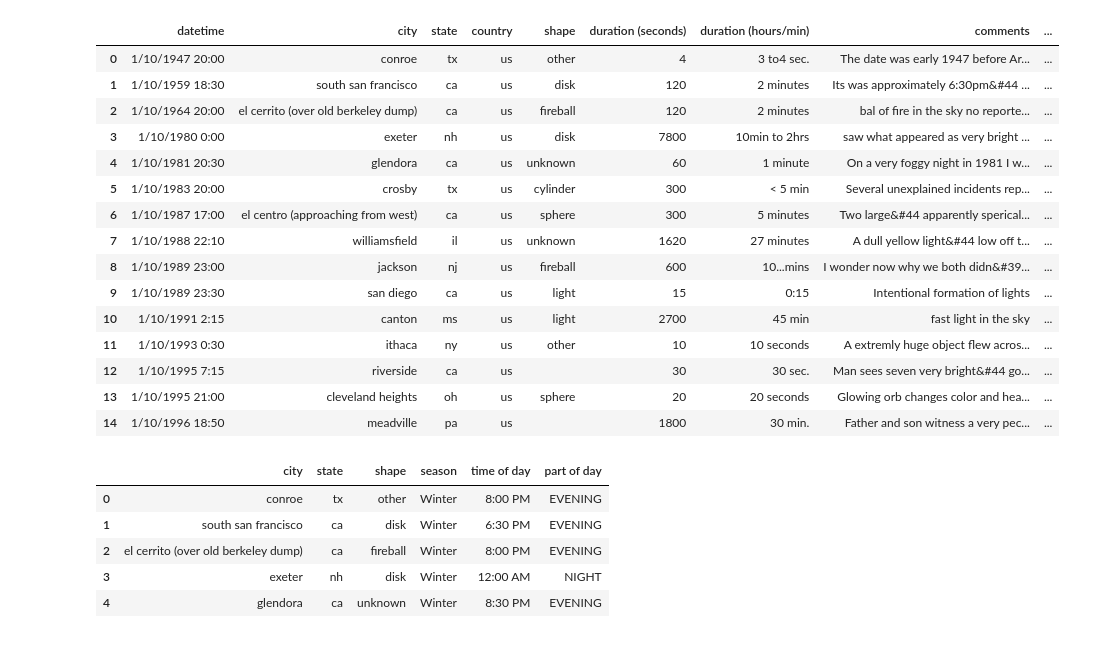
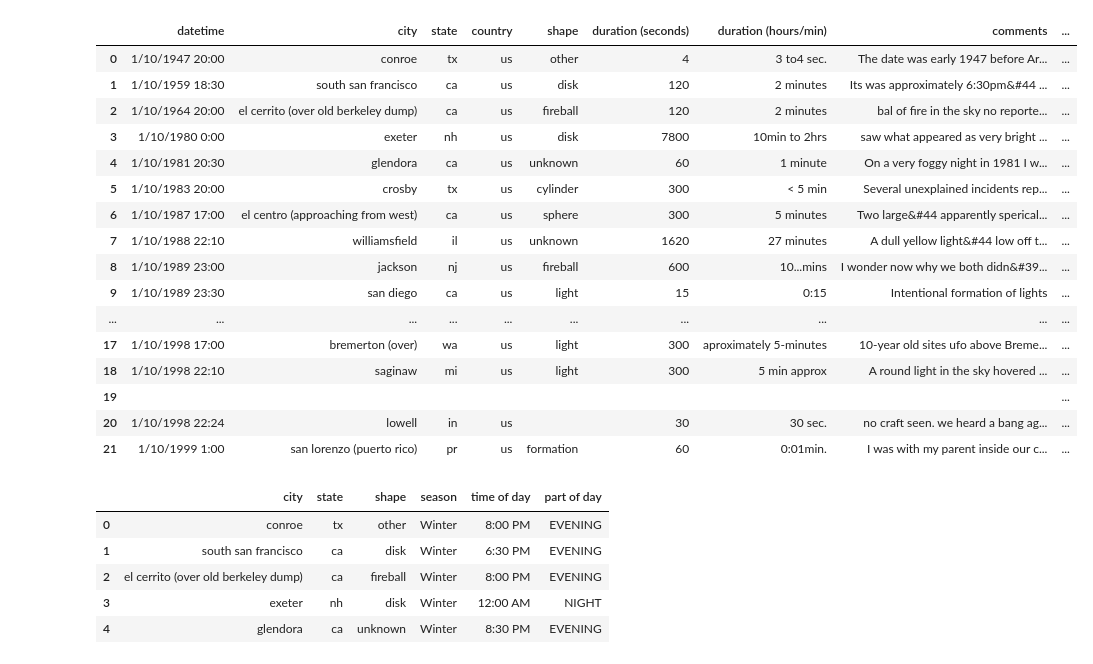
Before and after one commit to lucyhohler/Final-Project---Data-Analytics, a Jupyter notebook: KNN_Model_Working.ipynb, the cells around one changed output. Cells and saved outputs as stored; diff of their text form; code cells hidden in the pictures.

```diff
--- a/KNN_Model_Working.ipynb
+++ b/KNN_Model_Working.ipynb
@@ -8,25 +8,26 @@ import pickle
 # %%
 #df = pd.read_csv(os.path.join(".", "Resources", "ufo-sightings.csv"))
 url = 'https://raw.githubusercontent.com/lucyhohler/Final-Project---Data-Analytics/master/Resources/ufo-sightings.csv'
 df = pd.read_csv(url, sep=",", na_filter=False)
-df.head(15)
+df.head(22)
 # %% [output]
 |  | datetime | city | state | country | shape | duration (seconds) | duration (hours/min) | comments | ... |
 | 0 | 1/10/1947 20:00 | conroe | tx | us | other | 4 | 3 to4 sec. | The date was early 1947 before Ar... | ... |
 | 1 | 1/10/1959 18:30 | south san francisco | ca | us | disk | 120 | 2 minutes | Its was approximately 6:30pm&#44 ... | ... |
 | 2 | 1/10/1964 20:00 | el cerrito (over old berkeley dump) | ca | us | fireball | 120 | 2 minutes | bal of fire in the sky no reporte... | ... |
 | 3 | 1/10/1980 0:00 | exeter | nh | us | disk | 7800 | 10min to 2hrs | saw what appeared as very bright ... | ... |
 | 4 | 1/10/1981 20:30 | glendora | ca | us | unknown | 60 | 1 minute | On a very foggy night in 1981 I w... | ... |
 | 5 | 1/10/1983 20:00 | crosby | tx | us | cylinder | 300 | < 5 min | Several unexplained incidents rep... | ... |
 | 6 | 1/10/1987 17:00 | el centro (approaching from west) | ca | us | sphere | 300 | 5 minutes | Two large&#44 apparently sperical... | ... |
 | 7 | 1/10/1988 22:10 | williamsfield | il | us | unknown | 1620 | 27 minutes | A dull yellow light&#44 low off t... | ... |
 | 8 | 1/10/1989 23:00 | jackson | nj | us | fireball | 600 | 10...mins | I wonder now why we both didn&#39... | ... |
 | 9 | 1/10/1989 23:30 | san diego | ca | us | light | 15 | 0:15 | Intentional formation of lights | ... |
-| 10 | 1/10/1991 2:15 | canton | ms | us | light | 2700 | 45 min | fast light in the sky | ... |
-| 11 | 1/10/1993 0:30 | ithaca | ny | us | other | 10 | 10 seconds | A extremly huge object flew acros... | ... |
-| 12 | 1/10/1995 7:15 | riverside | ca | us |  | 30 | 30 sec. | Man sees seven very bright&#44 go... | ... |
-| 13 | 1/10/1995 21:00 | cleveland heights | oh | us | sphere | 20 | 20 seconds | Glowing orb changes color and hea... | ... |
-| 14 | 1/10/1996 18:50 | meadville | pa | us |  | 1800 | 30 min. | Father and son witness a very pec... | ... |
+| ... | ... | ... | ... | ... | ... | ... | ... | ... | ... |
+| 17 | 1/10/1998 17:00 | bremerton (over) | wa | us | light | 300 | aproximately 5-minutes | 10-year old sites ufo above Breme... | ... |
+| 18 | 1/10/1998 22:10 | saginaw | mi | us | light | 300 | 5 min approx | A round light in the sky hovered ... | ... |
+| 19 |  |  |  |  |  |  |  |  | ... |
+| 20 | 1/10/1998 22:24 | lowell | in | us |  | 30 | 30 sec. | no craft seen. we heard a bang ag... | ... |
+| 21 | 1/10/1999 1:00 | san lorenzo (puerto rico) | pr | us | formation | 60 | 0:01min. | I was with my parent inside our c... | ... |
 # %%
 df = df.drop(columns=["datetime", "country", "duration (seconds)", "duration (hours/min)", "comments", "date posted", "latitude", "longitude ", "month"])
 df.head()
```
Also changed, not shown: 2 other files.
